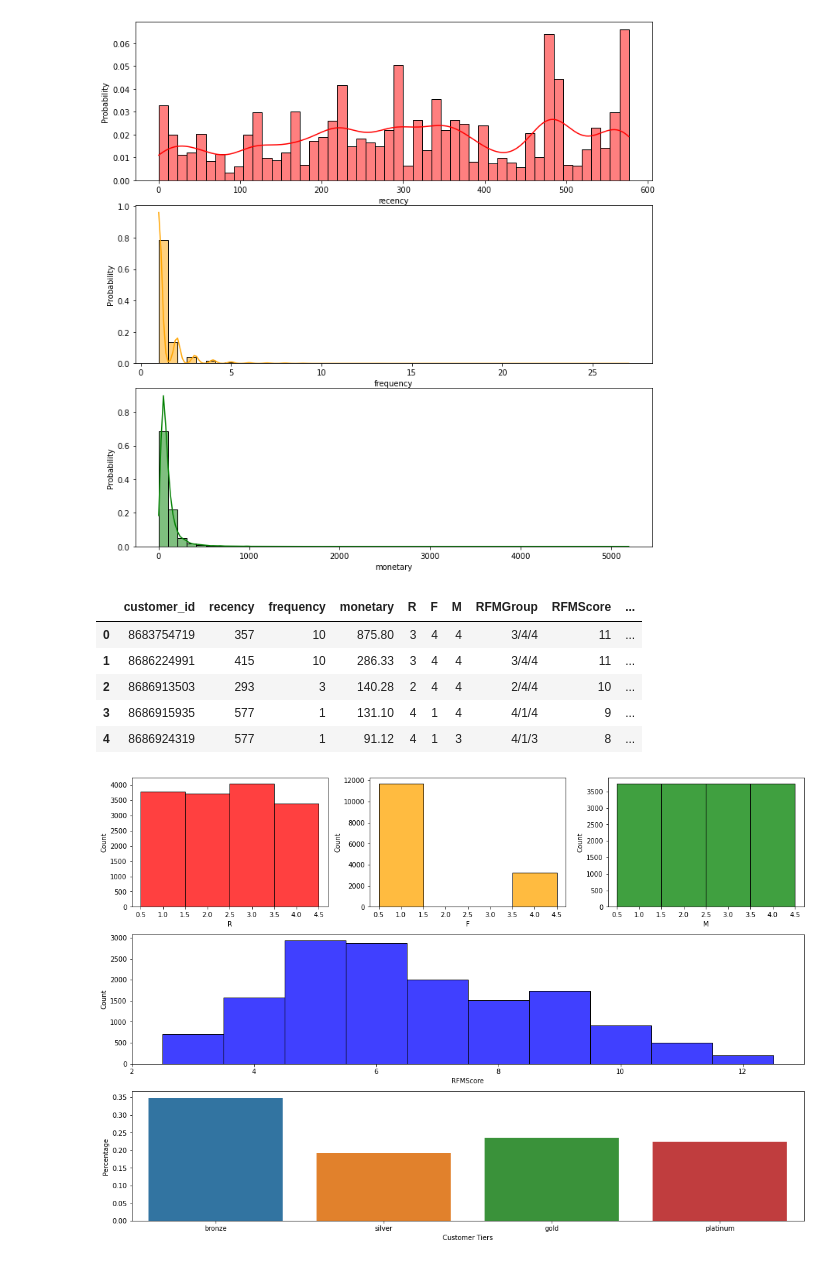
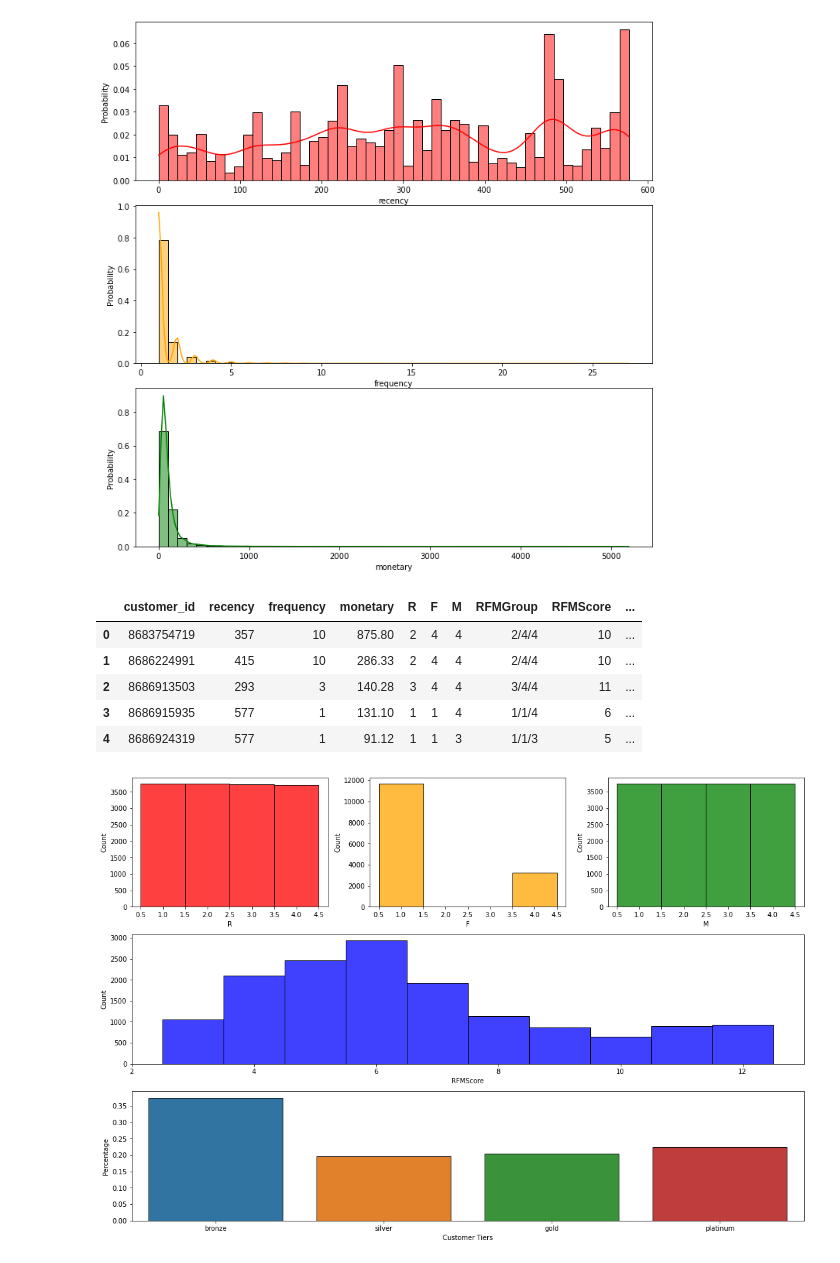
Before and after one commit to ryq99/Use_Case_Backlogs, a Jupyter notebook: ecommerce-project.ipynb, the cells around one changed output. Saved outputs shown, nothing was run; the diff lists cells and outputs as text; code cells hidden in the pictures.

Commit message:
completed project analysis
finished RFM and customer segmentation

```diff
--- a/ecommerce-project.ipynb
+++ b/ecommerce-project.ipynb
@@ -893,7 +899,7 @@ rfm = (orders
                         'order_id':'frequency',
                         'total_price':'monetary'})
        .reset_index()
-       #.loc[lambda x: x['customer_id'] != 280479208957] # this is a wierd: customer 280479208957 made 355 orders, which is also an outlier
+       .loc[lambda x: x['customer_id'] != 280479208957] # this is a wierd: customer 280479208957 made 355 orders, which is also an outlier
       )
 # %%
 fig, (ax1, ax2, ax3) = plt.subplots(nrows=3, ncols=1, figsize=(10, 10))
@@ -906,7 +912,9 @@ sns.histplot(data=rfm.loc[lambda x: x['customer_id'] != 280479208957], x='moneta
 # %%
 def rfm_to_score(df, col, q=[0, 0.25, 0.5, 0.75, 1], labels=[1, 2, 3, 4]):
     """Convert RFM to scores. """
-    if col in ['recency', 'monetary']:
+    if col == 'recency':
+        return pd.qcut(-df[col], q=q, labels=labels)
+    elif col == 'monetary':
         return pd.qcut(df[col], q=q, labels=labels)
     elif col == 'frequency':
         return df[col].apply(lambda x: 1 if x <= 1 else 4)
@@ -924,25 +932,25 @@ rfm['loyalty_by_rfm'] = pd.qcut(rfm['RFMScore'], q=[0, 0.25, 0.5, 0.75, 1], labe
 rfm.head()
 # %% [output]
 |  | customer_id | recency | frequency | monetary | R | F | M | RFMGroup | RFMScore | ... |
-| 0 | 8683754719 | 357 | 10 | 875.80 | 3 | 4 | 4 | 3/4/4 | 11 | ... |
-| 1 | 8686224991 | 415 | 10 | 286.33 | 3 | 4 | 4 | 3/4/4 | 11 | ... |
-| 2 | 8686913503 | 293 | 3 | 140.28 | 2 | 4 | 4 | 2/4/4 | 10 | ... |
-| 3 | 8686915935 | 577 | 1 | 131.10 | 4 | 1 | 4 | 4/1/4 | 9 | ... |
-| 4 | 8686924319 | 577 | 1 | 91.12 | 4 | 1 | 3 | 4/1/3 | 8 | ... |
+| 0 | 8683754719 | 357 | 10 | 875.80 | 2 | 4 | 4 | 2/4/4 | 10 | ... |
+| 1 | 8686224991 | 415 | 10 | 286.33 | 2 | 4 | 4 | 2/4/4 | 10 | ... |
+| 2 | 8686913503 | 293 | 3 | 140.28 | 3 | 4 | 4 | 3/4/4 | 11 | ... |
+| 3 | 8686915935 | 577 | 1 | 131.10 | 1 | 1 | 4 | 1/1/4 | 6 | ... |
+| 4 | 8686924319 | 577 | 1 | 91.12 | 1 | 1 | 3 | 1/1/3 | 5 | ... |
 # %%
 fig = plt.figure(figsize=(15, 10))
 ax1 = fig.add_subplot(3, 3, 1)
 ax2 = fig.add_subplot(3, 3, 2)
 ax3 = fig.add_subplot(3, 3, 3)
-sns.histplot(data=rfm.loc[lambda x: x['customer_id'] != 280479208957], x='R', bins=50, color='red', ax=ax1, binwidth=0.5, discrete=True)
-sns.histplot(data=rfm.loc[lambda x: x['customer_id'] != 280479208957], x='F', bins=50, color='orange', ax=ax2, binwidth=0.5, discrete=True)
-sns.histplot(data=rfm.loc[lambda x: x['customer_id'] != 280479208957], x='M', bins=50, color='green', ax=ax3, binwidth=0.5, discrete=True)
+sns.histplot(data=rfm, x='R', bins=50, color='red', ax=ax1, binwidth=0.5, discrete=True)
+sns.histplot(data=rfm, x='F', bins=50, color='orange', ax=ax2, binwidth=0.5, discrete=True)
+sns.histplot(data=rfm, x='M', bins=50, color='green', ax=ax3, binwidth=0.5, discrete=True)
 ax4 = fig.add_subplot(3, 1, 2)
-sns.histplot(data=rfm.loc[lambda x: x['customer_id'] != 280479208957], x='RFMScore', bins=50, color='blue', ax=ax4, discrete=True)
+sns.histplot(data=rfm, x='RFMScore', bins=50, color='blue', ax=ax4, discrete=True)
 ax5 = fig.add_subplot(3, 1, 3)
-sns.barplot(data=rfm['loyalty_by_rfm'].value_counts(normalize=True).reset_index(), x='index', y='loyalty_by_rfm', ax=ax5)
+sns.barplot(data=rfm['loyalty_by_rfm'].value_counts(normalize=True).reset_index(), x='index', y='loyalty_by_rfm', ax=ax5, edgecolor=(0, 0, 0))
 ax5.set_xlabel('Customer Tiers')
 ax5.set_ylabel('Percentage')
 fig.tight_layout();
 # %% [output]
-[figure, old version]
+[figure, new version]
```
Also changed, not shown: parts of 18 cells of this notebook.
